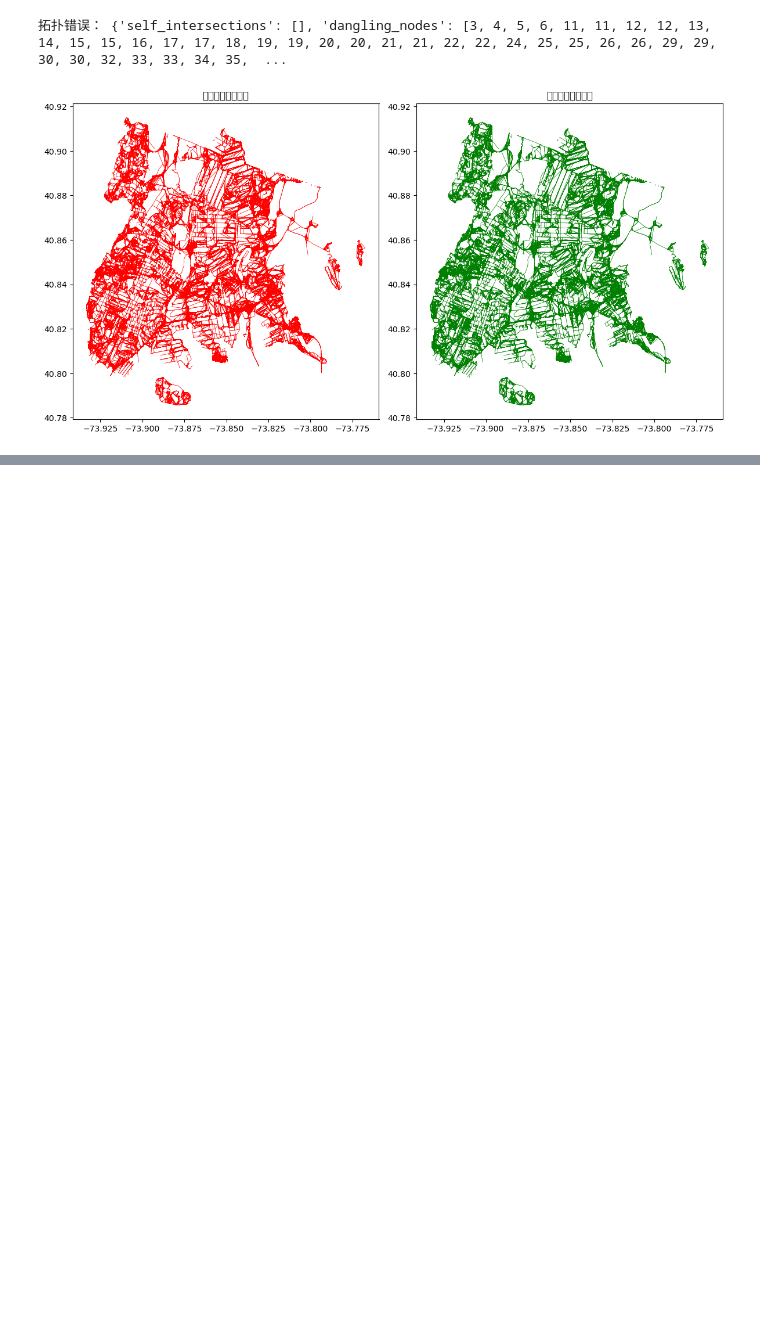
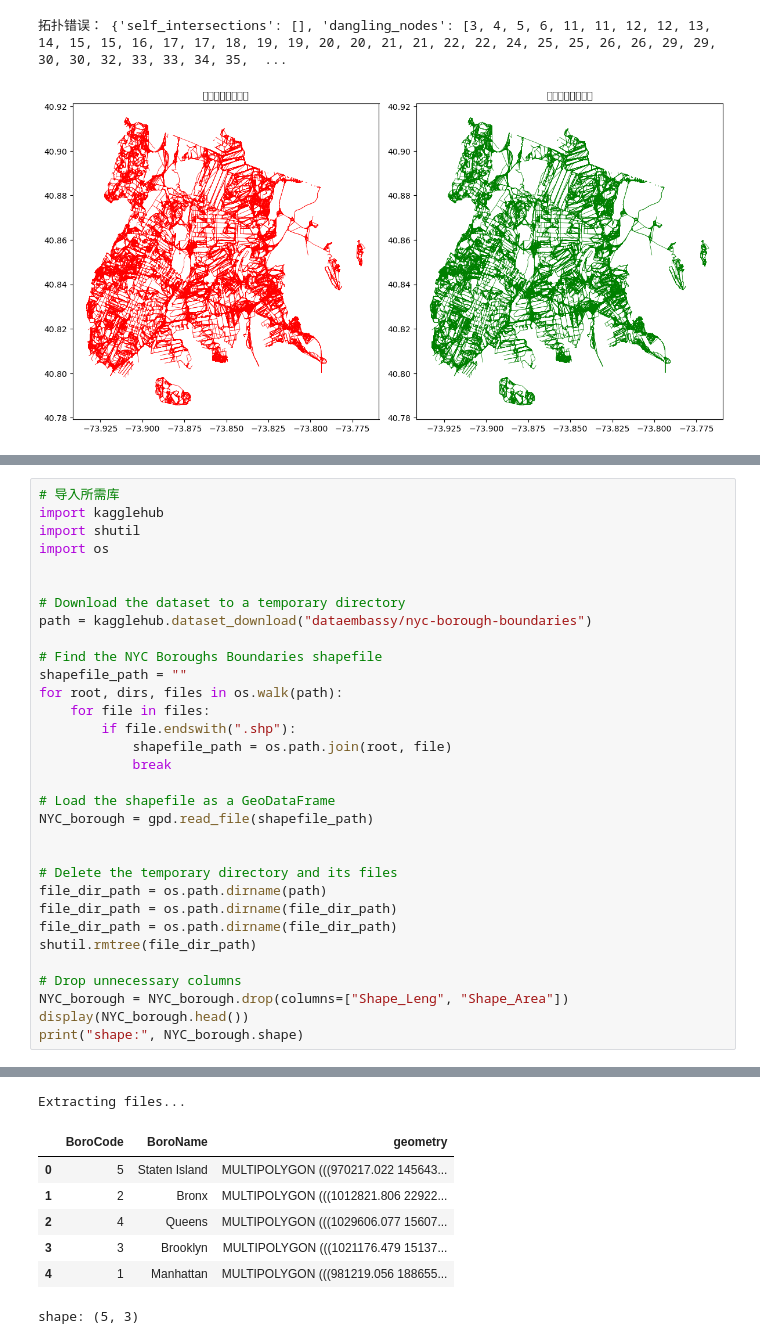
Before and after one commit to LSE-Assignments-2425/test-repo-CYP, a Jupyter notebook: tesst.ipynb, the cells around one changed output, grey strips where cells are left out. Saved outputs shown, nothing was run; the diff lists cells and outputs as text; blank space fills up the shorter version.

```diff
--- a/tesst.ipynb
+++ b/tesst.ipynb
@@ -245,0 +268,33 @@ plt.show()
+# %%
+# 导入所需库
+import kagglehub
+import shutil
+import os
+
+
+# Download the dataset to a temporary directory
+path = kagglehub.dataset_download("dataembassy/nyc-borough-boundaries")
+
+# Find the NYC Boroughs Boundaries shapefile
+shapefile_path = ""
+for root, dirs, files in os.walk(path):
+    for file in files:
+        if file.endswith(".shp"):
+            shapefile_path = os.path.join(root, file)
+            break
+
+# Load the shapefile as a GeoDataFrame
+NYC_borough = gpd.read_file(shapefile_path)
+
+
+# Delete the temporary directory and its files
+file_dir_path = os.path.dirname(path)
+file_dir_path = os.path.dirname(file_dir_path)
+file_dir_path = os.path.dirname(file_dir_path)
+shutil.rmtree(file_dir_path)
+
+# Drop unnecessary columns
+NYC_borough = NYC_borough.drop(columns=["Shape_Leng", "Shape_Area"])
+display(NYC_borough.head())
+print("shape:", NYC_borough.shape)
+# %% [output]
@@ -245,0 +302,8 @@ plt.show()
+Extracting files...
+|  | BoroCode | BoroName | geometry |
+| 0 | 5 | Staten Island | MULTIPOLYGON (((970217.022 145643... |
+| 1 | 2 | Bronx | MULTIPOLYGON (((1012821.806 22922... |
+| 2 | 4 | Queens | MULTIPOLYGON (((1029606.077 15607... |
+| 3 | 3 | Brooklyn | MULTIPOLYGON (((1021176.479 15137... |
+| 4 | 1 | Manhattan | MULTIPOLYGON (((981219.056 188655... |
+shape: (5, 3)
```
Also changed, not shown: parts of 6 cells of this notebook, 2 other files.
